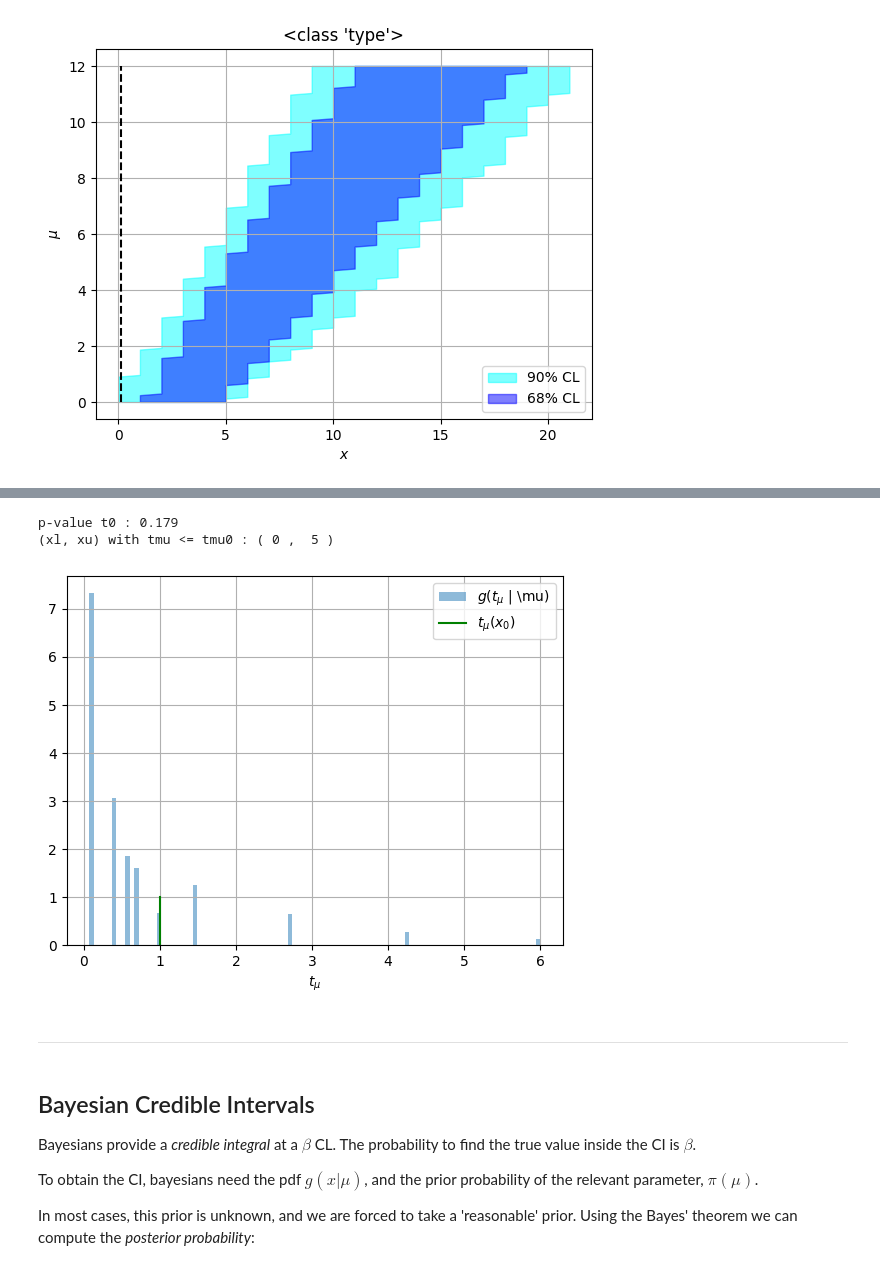
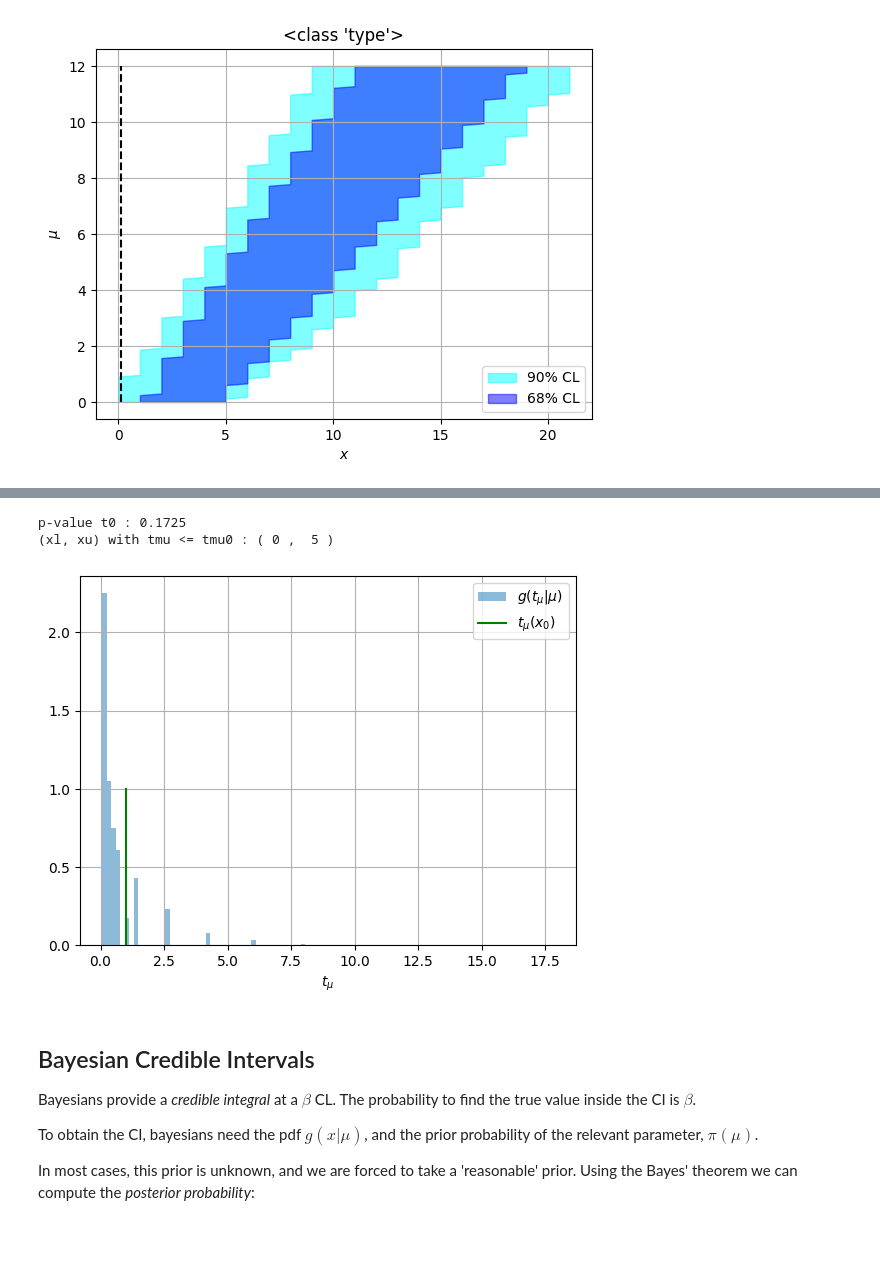
Before and after one commit to xabiercidvidal/USC-TA, a Jupyter notebook: ta_confidence_intervals.ipynb, the cells around one changed output, grey strips where cells are left out. Drawn from its saved outputs; the diff is of its cells as text; code cells hidden in the pictures; blank space fills up the shorter version.

```diff
--- a/ta_confidence_intervals.ipynb
+++ b/ta_confidence_intervals.ipynb
@@ -400,12 +453,10 @@ In this case $\mu$ is a vector. We scan a region of the vector space. For each p
 # %%
-b, mu, x0, size = 3, 0.5, 0, 1000
+b, mu, x0, size = 3, 0.5, 0, 10000
 htexam.plt_tmus(x0, stats.poisson, b + mu, b, size);
 # %% [output]
-p-value t0 : 0.179
+p-value t0 : 0.1725
 (xl, xu) with tmu <= tmu0 : ( 0 ,  5 )
-[figure, old version]
+[figure, new version]
-# %% [markdown]
----
 # %% [markdown]
 ## Bayesian Credible Intervals
 
```
Also changed, not shown: parts of 24 cells of this notebook, 2 other files.
